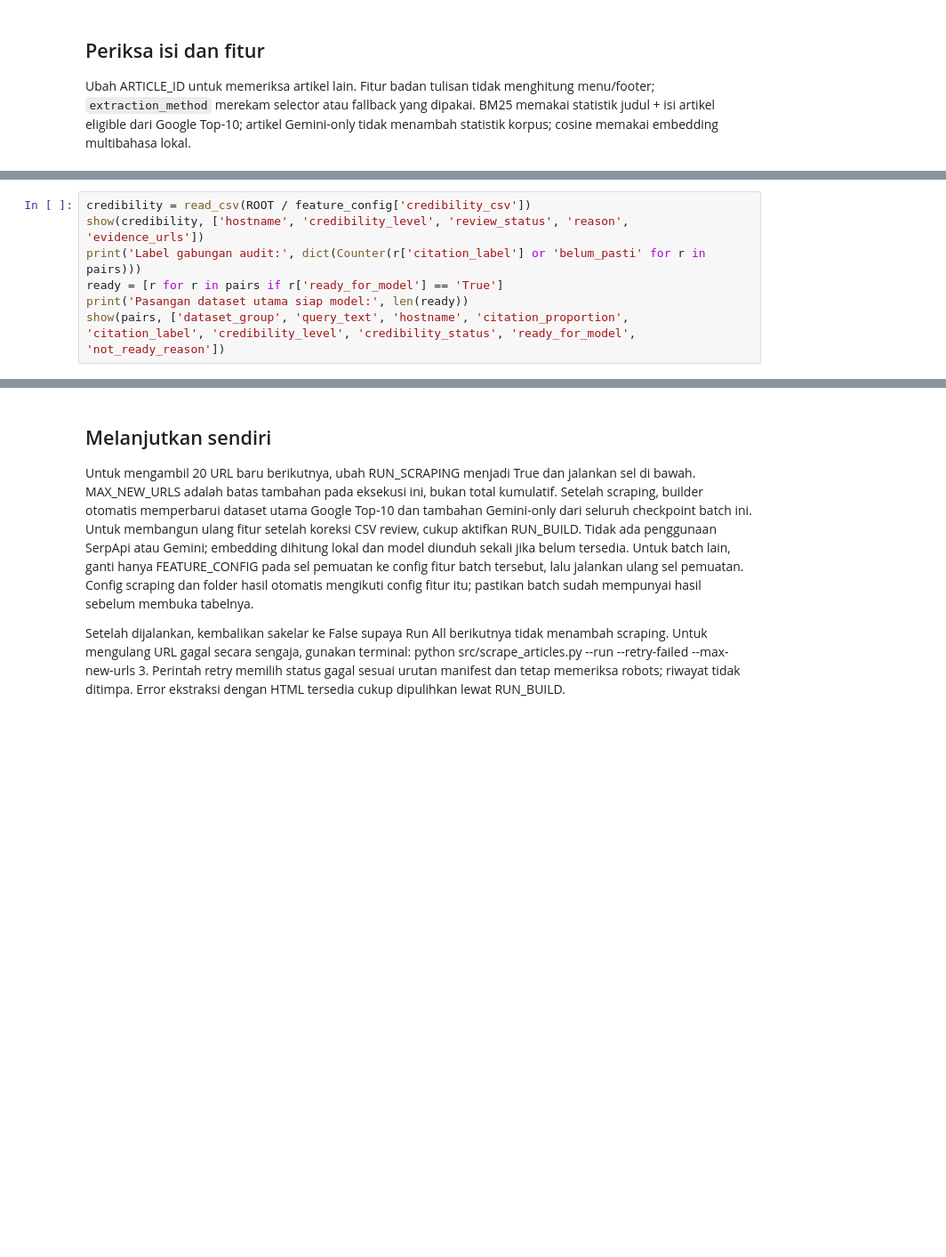
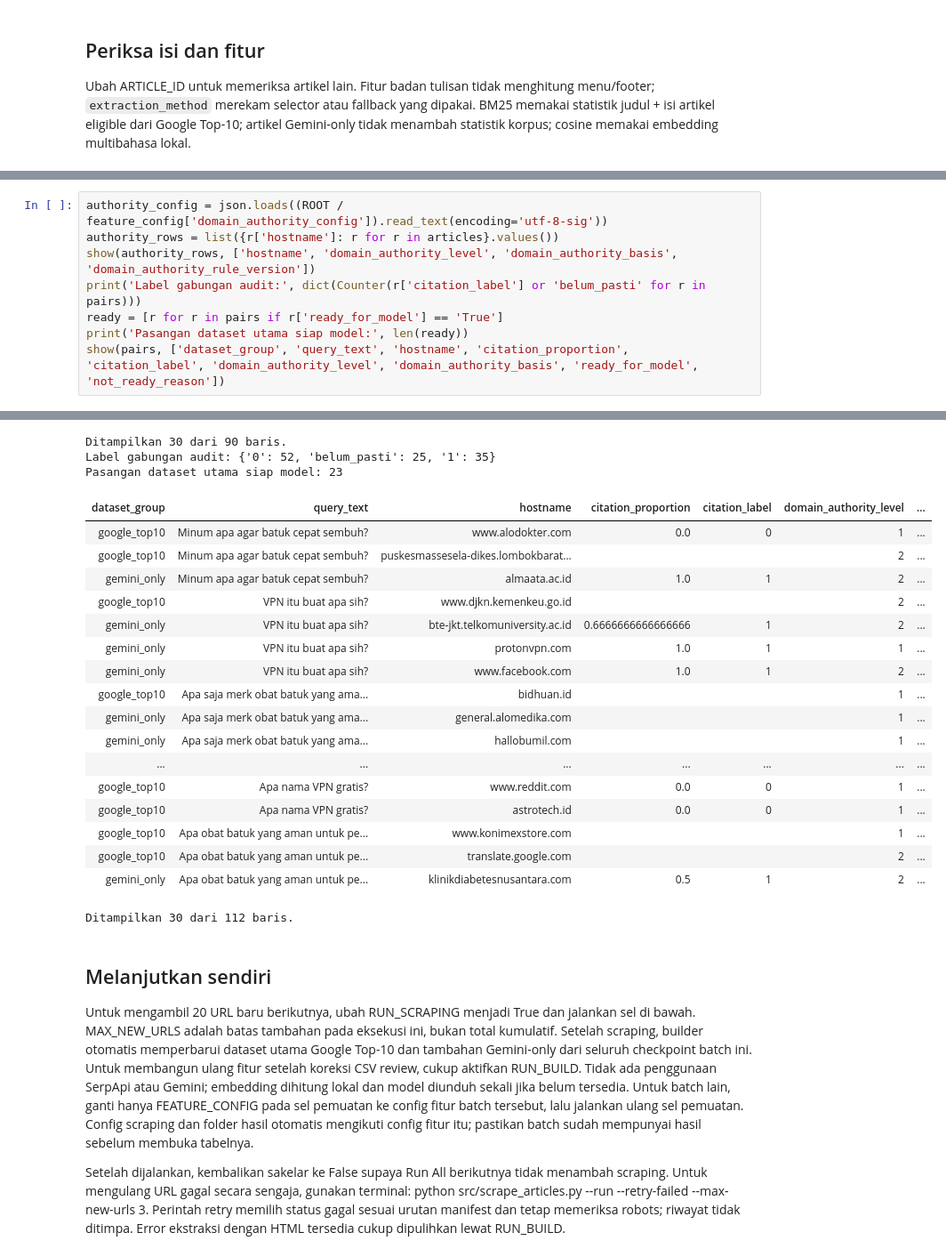
Before and after one commit to mfaruqi35/gemini-citation-id, a Jupyter notebook: notebooks/06_inspect_article_dataset.ipynb, the cells around one changed output, grey strips where cells are left out. Shown at 89% size. Drawn from its saved outputs; the diff is of its cells as text; blank space fills up the shorter version.

```diff
--- a/notebooks/06_inspect_article_dataset.ipynb
+++ b/notebooks/06_inspect_article_dataset.ipynb
@@ -60,7 +162,9 @@ Ranking mengikuti rubrik 1 tertinggi sampai 5 terendah. Kosong berarti bukti/pem
 # %%
-credibility = read_csv(ROOT / feature_config['credibility_csv'])
-show(credibility, ['hostname', 'credibility_level', 'review_status', 'reason', 'evidence_urls'])
+authority_config = json.loads((ROOT / feature_config['domain_authority_config']).read_text(encoding='utf-8-sig'))
+authority_rows = list({r['hostname']: r for r in articles}.values())
+show(authority_rows, ['hostname', 'domain_authority_level', 'domain_authority_basis', 'domain_authority_rule_version'])
 print('Label gabungan audit:', dict(Counter(r['citation_label'] or 'belum_pasti' for r in pairs)))
 ready = [r for r in pairs if r['ready_for_model'] == 'True']
 print('Pasangan dataset utama siap model:', len(ready))
-show(pairs, ['dataset_group', 'query_text', 'hostname', 'citation_proportion', 'citation_label', 'credibility_level', 'credibility_status', 'ready_for_model', 'not_ready_reason'])
+show(pairs, ['dataset_group', 'query_text', 'hostname', 'citation_proportion', 'citation_label', 'domain_authority_level', 'domain_authority_basis', 'ready_for_model', 'not_ready_reason'])
+# %% [output]
@@ -67,3 +188,24 @@ show(pairs, ['dataset_group', 'query_text', 'hostname', 'citation_proportion', '
+Ditampilkan 30 dari 90 baris.
+Label gabungan audit: {'0': 52, 'belum_pasti': 25, '1': 35}
+Pasangan dataset utama siap model: 23
+| dataset_group | query_text | hostname | citation_proportion | citation_label | domain_authority_level | ... |
+| google_top10 | Minum apa agar batuk cepat sembuh? | www.alodokter.com | 0.0 | 0 | 1 | ... |
+| google_top10 | Minum apa agar batuk cepat sembuh? | puskesmassesela-dikes.lombokbarat... |  |  | 2 | ... |
+| gemini_only | Minum apa agar batuk cepat sembuh? | almaata.ac.id | 1.0 | 1 | 2 | ... |
+| google_top10 | VPN itu buat apa sih? | www.djkn.kemenkeu.go.id |  |  | 2 | ... |
+| gemini_only | VPN itu buat apa sih? | bte-jkt.telkomuniversity.ac.id | 0.6666666666666666 | 1 | 2 | ... |
+| gemini_only | VPN itu buat apa sih? | protonvpn.com | 1.0 | 1 | 1 | ... |
+| gemini_only | VPN itu buat apa sih? | www.facebook.com | 1.0 | 1 | 2 | ... |
+| google_top10 | Apa saja merk obat batuk yang ama... | bidhuan.id |  |  | 1 | ... |
+| gemini_only | Apa saja merk obat batuk yang ama... | general.alomedika.com |  |  | 1 | ... |
+| gemini_only | Apa saja merk obat batuk yang ama... | hallobumil.com |  |  | 1 | ... |
+| ... | ... | ... | ... | ... | ... | ... |
+| google_top10 | Apa nama VPN gratis? | www.reddit.com | 0.0 | 0 | 1 | ... |
+| google_top10 | Apa nama VPN gratis? | astrotech.id | 0.0 | 0 | 1 | ... |
+| google_top10 | Apa obat batuk yang aman untuk pe... | www.konimexstore.com |  |  | 1 | ... |
+| google_top10 | Apa obat batuk yang aman untuk pe... | translate.google.com |  |  | 2 | ... |
+| gemini_only | Apa obat batuk yang aman untuk pe... | klinikdiabetesnusantara.com | 0.5 | 1 | 2 | ... |
+Ditampilkan 30 dari 112 baris.
 # %% [markdown]
 ## Melanjutkan sendiri
 Untuk mengambil 20 URL baru berikutnya, ubah RUN_SCRAPING menjadi True dan jalankan sel di bawah. MAX_NEW_URLS adalah batas tambahan pada eksekusi ini, bukan total kumulatif. Setelah scraping, builder otomatis memperbarui dataset utama Google Top-10 dan tambahan Gemini-only dari seluruh checkpoint batch ini. Untuk membangun ulang fitur setelah koreksi CSV review, cukup aktifkan RUN_BUILD. Tidak ada penggunaan SerpApi atau Gemini; embedding dihitung lokal dan model diunduh sekali jika belum tersedia.
```
Also changed, not shown: parts of 8 cells of this notebook, 17 other files.
